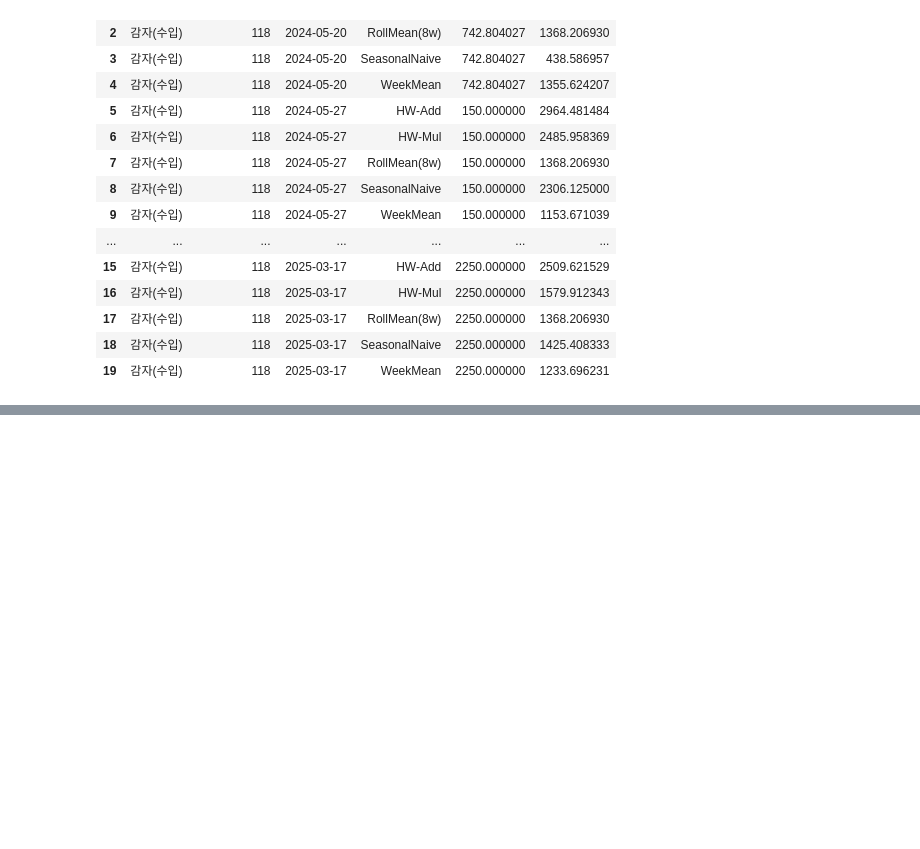
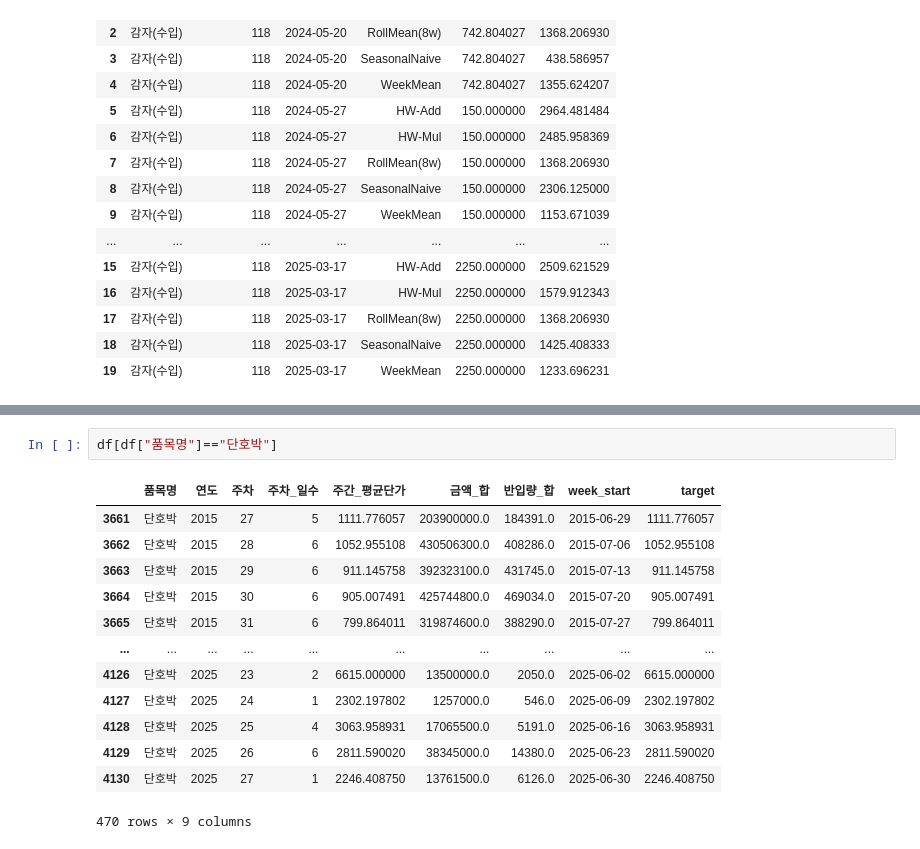
Before and after one commit to ssoom98/Data_Farmers, a Jupyter notebook: soomin/BASELINE_MODEL.ipynb, the cells around one changed output, grey strips where cells are left out. Drawn from its saved outputs; the diff is of its cells as text; blank space fills up the shorter version.

```diff
--- a/soomin/BASELINE_MODEL.ipynb
+++ b/soomin/BASELINE_MODEL.ipynb
@@ -491,0 +905,16 @@ display(lastfold_details.head(20))
+# %%
+df[df["품목명"]=="단호박"]
+# %% [output]
+|  | 품목명 | 연도 | 주차 | 주차_일수 | 주간_평균단가 | 금액_합 | 반입량_합 | week_start | target |
+| 3661 | 단호박 | 2015 | 27 | 5 | 1111.776057 | 203900000.0 | 184391.0 | 2015-06-29 | 1111.776057 |
+| 3662 | 단호박 | 2015 | 28 | 6 | 1052.955108 | 430506300.0 | 408286.0 | 2015-07-06 | 1052.955108 |
+| 3663 | 단호박 | 2015 | 29 | 6 | 911.145758 | 392323100.0 | 431745.0 | 2015-07-13 | 911.145758 |
+| 3664 | 단호박 | 2015 | 30 | 6 | 905.007491 | 425744800.0 | 469034.0 | 2015-07-20 | 905.007491 |
+| 3665 | 단호박 | 2015 | 31 | 6 | 799.864011 | 319874600.0 | 388290.0 | 2015-07-27 | 799.864011 |
+| ... | ... | ... | ... | ... | ... | ... | ... | ... | ... |
+| 4126 | 단호박 | 2025 | 23 | 2 | 6615.000000 | 13500000.0 | 2050.0 | 2025-06-02 | 6615.000000 |
+| 4127 | 단호박 | 2025 | 24 | 1 | 2302.197802 | 1257000.0 | 546.0 | 2025-06-09 | 2302.197802 |
+| 4128 | 단호박 | 2025 | 25 | 4 | 3063.958931 | 17065500.0 | 5191.0 | 2025-06-16 | 3063.958931 |
+| 4129 | 단호박 | 2025 | 26 | 6 | 2811.590020 | 38345000.0 | 14380.0 | 2025-06-23 | 2811.590020 |
+| 4130 | 단호박 | 2025 | 27 | 1 | 2246.408750 | 13761500.0 | 6126.0 | 2025-06-30 | 2246.408750 |
+470 rows × 9 columns
```
Also changed, not shown: parts of 4 cells of this notebook, 39 other files.
